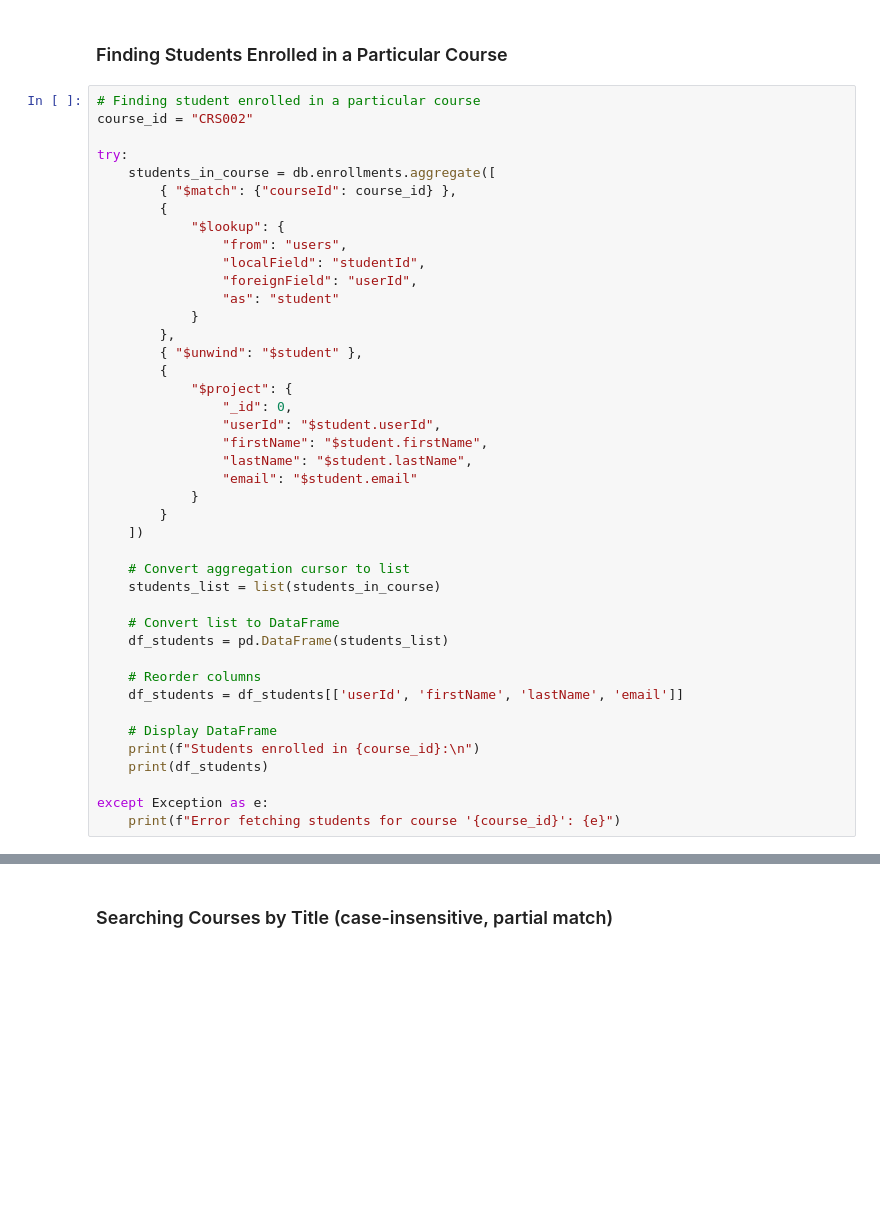
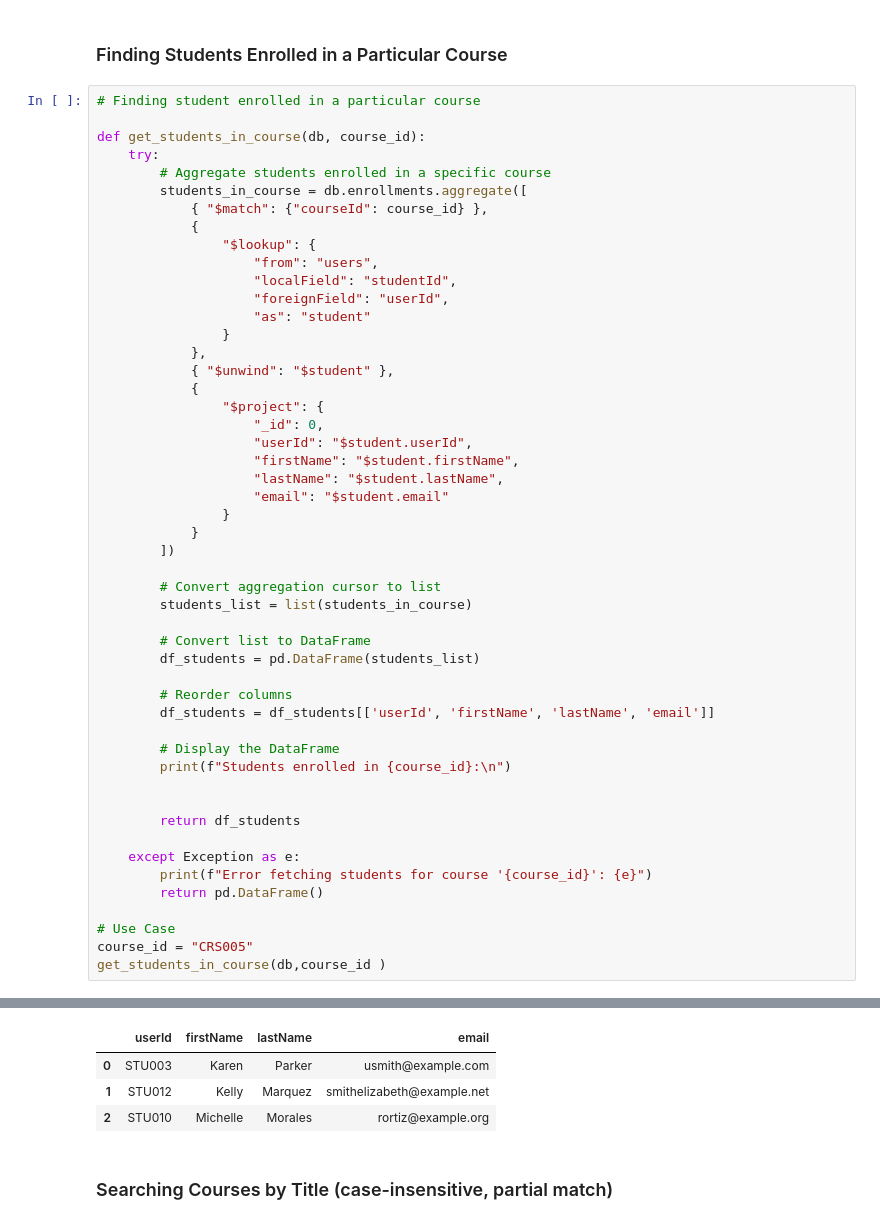
Before and after one commit to Eseroghene/EduHub-MongoDB-Project, a Jupyter notebook: src/eduhub_queries/CRUD operations.ipynb, the cells around one changed output, grey strips where cells are left out. Drawn from its saved outputs; the diff is of its cells as text; blank space fills up the shorter version.

```diff
--- a/src/eduhub_queries/CRUD operations.ipynb
+++ b/src/eduhub_queries/CRUD operations.ipynb
@@ -239,44 +264,52 @@ Courses in Data Science:
 ### Finding Students Enrolled in a Particular Course
 # %%
 # Finding student enrolled in a particular course
-course_id = "CRS002"
 
-try:
-    students_in_course = db.enrollments.aggregate([
-        { "$match": {"courseId": course_id} },
-        {
-            "$lookup": {
-                "from": "users",
-                "localField": "studentId",
-                "foreignField": "userId",
-                "as": "student"
+def get_students_in_course(db, course_id):
+    try:
+        # Aggregate students enrolled in a specific course
+        students_in_course = db.enrollments.aggregate([
+            { "$match": {"courseId": course_id} },
+            {
+                "$lookup": {
+                    "from": "users",
+                    "localField": "studentId",
+                    "foreignField": "userId",
+                    "as": "student"
+                }
+            },
+            { "$unwind": "$student" },
+            {
+                "$project": {
+                    "_id": 0,
+                    "userId": "$student.userId",
+                    "firstName": "$student.firstName",
+                    "lastName": "$student.lastName",
+                    "email": "$student.email"
+                }
             }
-        },
-        { "$unwind": "$student" },
-        {
-            "$project": {
-                "_id": 0,
-                "userId": "$student.userId",
-                "firstName": "$student.firstName",
-                "lastName": "$student.lastName",
-                "email": "$student.email"
-            }
-        }
-    ])
+        ])
 
-    # Convert aggregation cursor to list
-    students_list = list(students_in_course)
+        # Convert aggregation cursor to list
+        students_list = list(students_in_course)
 
-    # Convert list to DataFrame
-    df_students = pd.DataFrame(students_list)
+        # Convert list to DataFrame
+        df_students = pd.DataFrame(students_list)
 
-    # Reorder columns
-    df_students = df_students[['userId', 'firstName', 'lastName', 'email']]
+        # Reorder columns
+        df_students = df_students[['userId', 'firstName', 'lastName', 'email']]
 
-    # Display DataFrame
-    print(f"Students enrolled in {course_id}:\n")
-    print(df_students)
+        # Display the DataFrame
+        print(f"Students enrolled in {course_id}:\n")
 
-except Exception as e:
-    print(f"Error fetching students for course '{course_id}': {e}")
+
+        return df_students
+
+    except Exception as e:
+        print(f"Error fetching students for course '{course_id}': {e}")
+        return pd.DataFrame()
+
+# Use Case
+course_id = "CRS005"
+get_students_in_course(db,course_id )
 # %% [output]
@@ -289,3 +317,7 @@ Students enrolled in CRS002:
+|  | userId | firstName | lastName | email |
+| 0 | STU003 | Karen | Parker | usmith@example.com |
+| 1 | STU012 | Kelly | Marquez | smithelizabeth@example.net |
+| 2 | STU010 | Michelle | Morales | rortiz@example.org |
 # %% [markdown]
 ### Searching Courses by Title (case-insensitive, partial match)
 # %%
```
Also changed, not shown: parts of 17 cells of this notebook, 8 other files.
